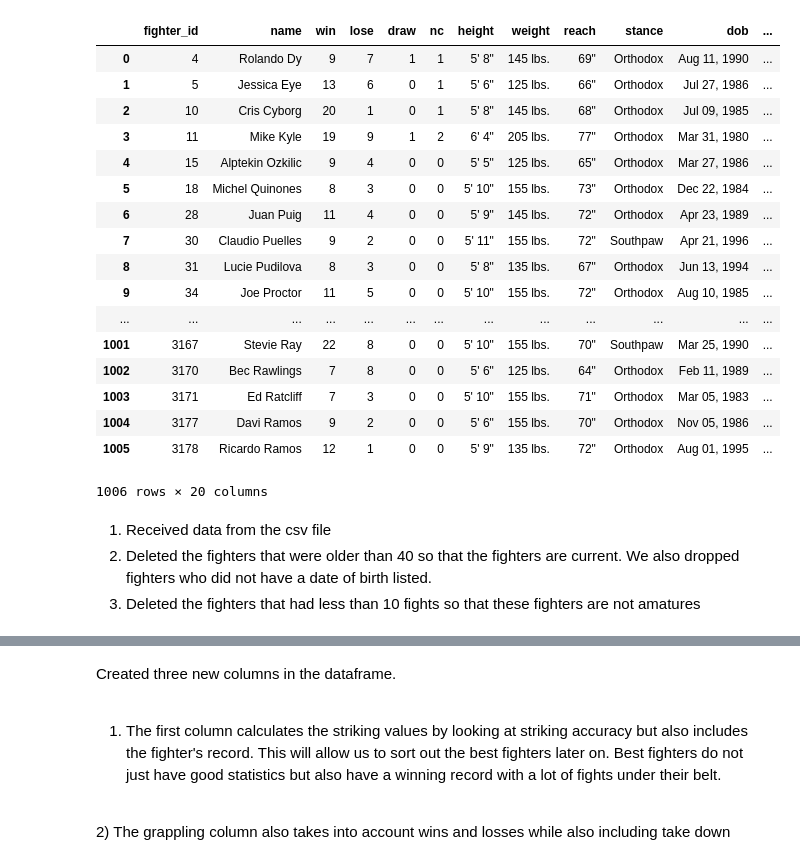
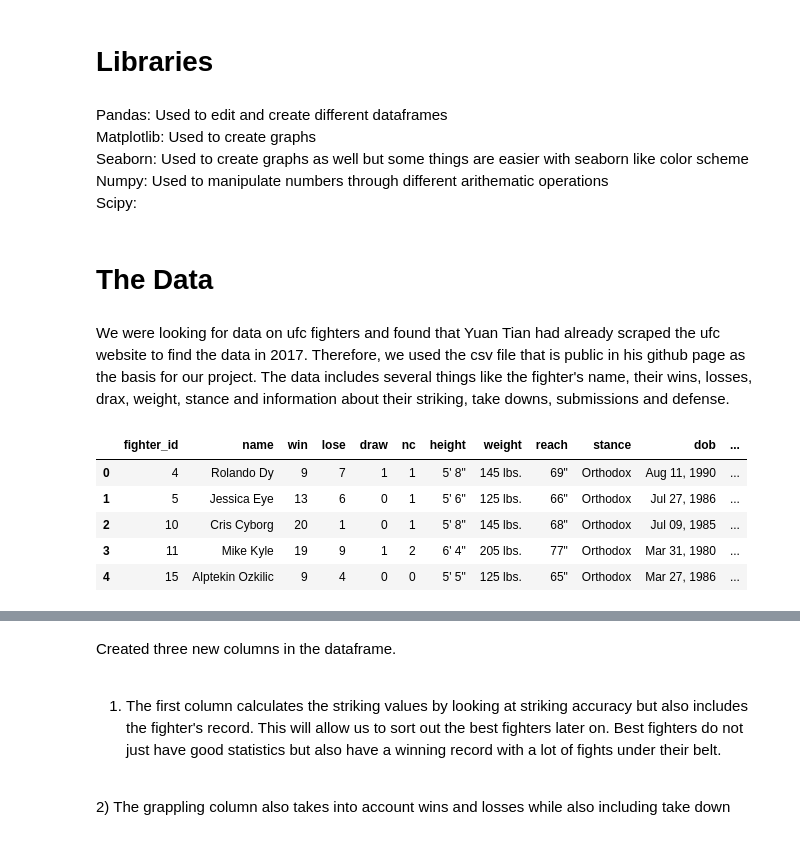
Before and after one commit to danielhill15/Best-UFC-TYPE, a Jupyter notebook: best_ufc_fighter_types (1).ipynb, the cells around one changed output, grey strips where cells are left out. Saved outputs shown, nothing was run; the diff lists cells and outputs as text; code cells hidden in the pictures.

Commit message:
Added descriptions and heading for the project

```diff
--- a/best_ufc_fighter_types (1).ipynb
+++ b/best_ufc_fighter_types (1).ipynb
@@ -0,0 +9,2 @@
+# %% [markdown]
+# Libraries
@@ -1,53 +17,40 @@
+# %% [markdown]
+Pandas: Used to edit and create different dataframes <br>
+Matplotlib: Used to create graphs<br>
+Seaborn: Used to create graphs as well but some
+        things are easier with seaborn like color scheme<br>
+Numpy: Used to manipulate numbers through different arithematic operations<br>
+Scipy:
+# %% [markdown]
+# The Data
+# %% [markdown]
+We were looking for data on ufc fighters and found that Yuan Tian had already scraped the ufc website to find the data in 2017. Therefore, we used the csv file that is public in his github page as the basis for our project. The data includes several things like the fighter's name, their wins, losses, drax, weight, stance and information about their striking, take downs, submissions and defense.
 # %%
-import pandas as pd
-import re
-import matplotlib.pyplot as plt
-import numpy as np
-from scipy import stats
-import seaborn as sns
-
-
 original_ufc = pd.read_csv("ufc_fighters.csv")
 original_ufc.sort_values('name', ascending=False)
 
 count = 0
 tempname = []
 for i, rows in original_ufc.iterrows():
     if type(rows['dob']) is str:
         spl = rows['dob'].split(' ')
         year = spl[2]
         year = int(year)
         total_fights = int(rows['win']) + int(rows['lose']) + int(rows['draw']) + int(rows['nc'])
         if year > 1979:
             if total_fights > 9:
                 tempname.append(rows)
                 updated_ufc = (original_ufc.name != rows['name'])
 
 updated_ufc = pd.DataFrame(tempname)
 updated_ufc = updated_ufc.dropna()
 updated_ufc = updated_ufc.reset_index()
 updated_ufc = updated_ufc.drop('index', 1)
-updated_ufc
+updated_ufc.head()
 # %% [output]
 |  | fighter_id | name | win | lose | draw | nc | height | weight | reach | stance | dob | ... |
 | 0 | 4 | Rolando Dy | 9 | 7 | 1 | 1 | 5' 8" | 145 lbs. | 69" | Orthodox | Aug 11, 1990 | ... |
 | 1 | 5 | Jessica Eye | 13 | 6 | 0 | 1 | 5' 6" | 125 lbs. | 66" | Orthodox | Jul 27, 1986 | ... |
 | 2 | 10 | Cris Cyborg | 20 | 1 | 0 | 1 | 5' 8" | 145 lbs. | 68" | Orthodox | Jul 09, 1985 | ... |
 | 3 | 11 | Mike Kyle | 19 | 9 | 1 | 2 | 6' 4" | 205 lbs. | 77" | Orthodox | Mar 31, 1980 | ... |
 | 4 | 15 | Alptekin Ozkilic | 9 | 4 | 0 | 0 | 5' 5" | 125 lbs. | 65" | Orthodox | Mar 27, 1986 | ... |
-| 5 | 18 | Michel Quinones | 8 | 3 | 0 | 0 | 5' 10" | 155 lbs. | 73" | Orthodox | Dec 22, 1984 | ... |
-| 6 | 28 | Juan Puig | 11 | 4 | 0 | 0 | 5' 9" | 145 lbs. | 72" | Orthodox | Apr 23, 1989 | ... |
-| 7 | 30 | Claudio Puelles | 9 | 2 | 0 | 0 | 5' 11" | 155 lbs. | 72" | Southpaw | Apr 21, 1996 | ... |
-| 8 | 31 | Lucie Pudilova | 8 | 3 | 0 | 0 | 5' 8" | 135 lbs. | 67" | Orthodox | Jun 13, 1994 | ... |
-| 9 | 34 | Joe Proctor | 11 | 5 | 0 | 0 | 5' 10" | 155 lbs. | 72" | Orthodox | Aug 10, 1985 | ... |
-| ... | ... | ... | ... | ... | ... | ... | ... | ... | ... | ... | ... | ... |
-| 1001 | 3167 | Stevie Ray | 22 | 8 | 0 | 0 | 5' 10" | 155 lbs. | 70" | Southpaw | Mar 25, 1990 | ... |
-| 1002 | 3170 | Bec Rawlings | 7 | 8 | 0 | 0 | 5' 6" | 125 lbs. | 64" | Orthodox | Feb 11, 1989 | ... |
-| 1003 | 3171 | Ed Ratcliff | 7 | 3 | 0 | 0 | 5' 10" | 155 lbs. | 71" | Orthodox | Mar 05, 1983 | ... |
-| 1004 | 3177 | Davi Ramos | 9 | 2 | 0 | 0 | 5' 6" | 155 lbs. | 70" | Orthodox | Nov 05, 1986 | ... |
-| 1005 | 3178 | Ricardo Ramos | 12 | 1 | 0 | 0 | 5' 9" | 135 lbs. | 72" | Orthodox | Aug 01, 1995 | ... |
-1006 rows × 20 columns
-# %% [markdown]
-1) Received data from the csv file <br>
-2) Deleted the fighters that were older than 40 so that the fighters are current. We also dropped fighters who did not have a date of birth listed.<br>
-3) Deleted the fighters that had less than 10 fights so that these fighters are not amatures<br>
```
Also changed, not shown: parts of 13 cells of this notebook.
